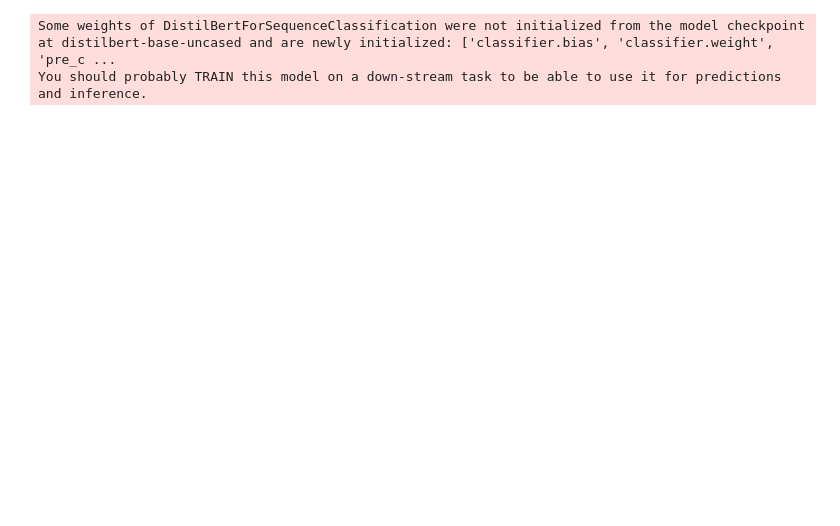
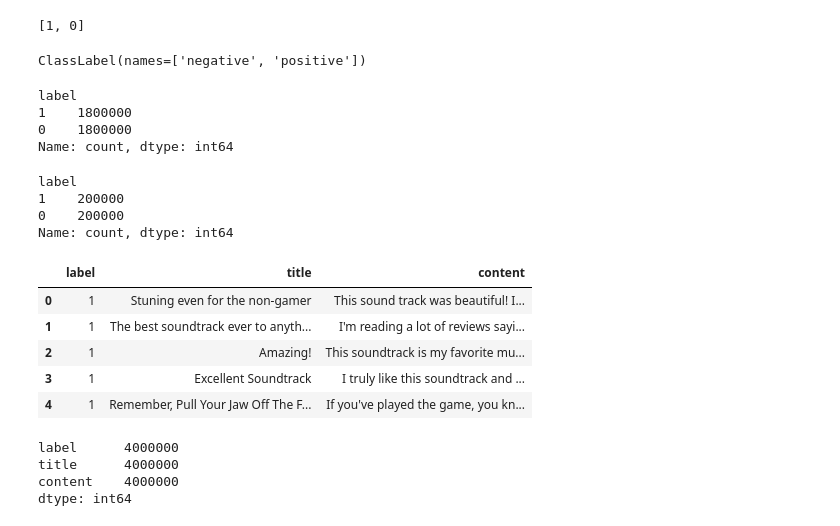
Before and after one commit to Yukti20/ecomm-sentiment-analysis, a Jupyter notebook: ecomm_sentiment_analysis.ipynb, the cells around one changed output. Saved outputs shown, nothing was run; the diff lists cells and outputs as text; code cells hidden in the pictures; blank space fills up the shorter version.

```diff
--- a/ecomm_sentiment_analysis.ipynb
+++ b/ecomm_sentiment_analysis.ipynb
@@ -40,11 +46,41 @@ Structure of dataset:
-# %%
-model_name = "distilbert-base-uncased"
-
-model = AutoModelForSequenceClassification.from_pretrained(model_name, num_labels=2, token=False)
-
-## I'm adding a classification head to this model with 2 outputs - because I want to have only 2 outcome sentiments
-## This builds a new layer: Linear(hidden_size → num_labels)
-## Please note that this will not freeze the existing parameters (weights and biases) - they will have to be frozen separately if we want only the last layer to be trained. That might speed up the training process.
-# %% [output]
-Some weights of DistilBertForSequenceClassification were not initialized from the model checkpoint at distilbert-base-uncased and are newly initialized: ['classifier.bias', 'classifier.weight', 'pre_c ...
-You should probably TRAIN this model on a down-stream task to be able to use it for predictions and inference.
+# %%
+dataset['train'].unique('label')
+# %% [output]
+[1, 0]
+# %%
+dataset['train'].features['label']
+# %% [output]
+ClassLabel(names=['negative', 'positive'])
+# %%
+df_train = pd.DataFrame(dataset['train'])
+df_train['label'].value_counts()
+# %% [output]
+label
+1    1800000
+0    1800000
+Name: count, dtype: int64
+# %%
+df_test = pd.DataFrame(dataset['test'])
+df_test['label'].value_counts()
+# %% [output]
+label
+1    200000
+0    200000
+Name: count, dtype: int64
+# %%
+df_train.head()
+# %% [output]
+|  | label | title | content |
+| 0 | 1 | Stuning even for the non-gamer | This sound track was beautiful! I... |
+| 1 | 1 | The best soundtrack ever to anyth... | I'm reading a lot of reviews sayi... |
+| 2 | 1 | Amazing! | This soundtrack is my favorite mu... |
+| 3 | 1 | Excellent Soundtrack | I truly like this soundtrack and ... |
+| 4 | 1 | Remember, Pull Your Jaw Off The F... | If you've played the game, you kn... |
+# %%
+df = pd.concat([df_train, df_test], ignore_index=True)
+df.count()
+# %% [output]
+label      4000000
+title      4000000
+content    4000000
+dtype: int64
```
Also changed, not shown: parts of 25 cells of this notebook, 3 other files.
